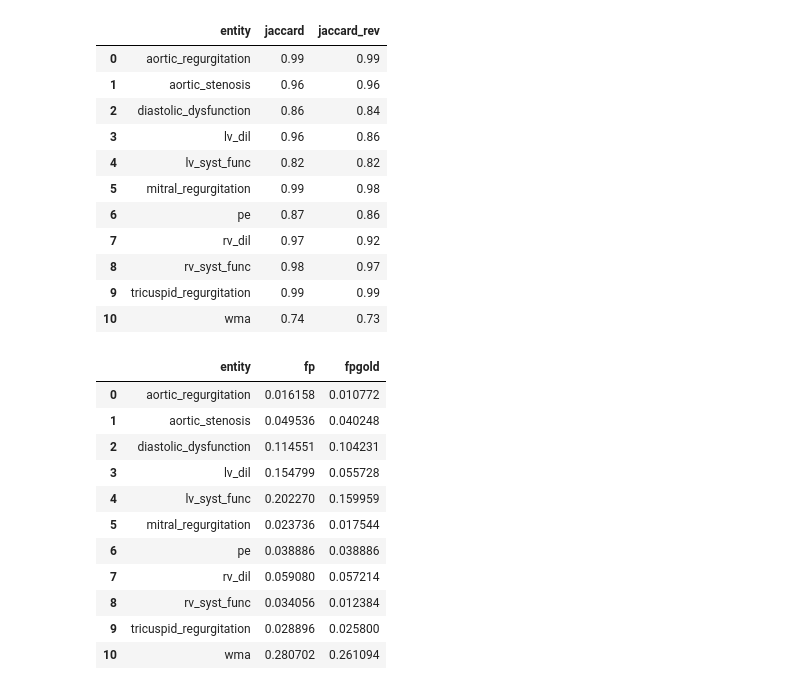
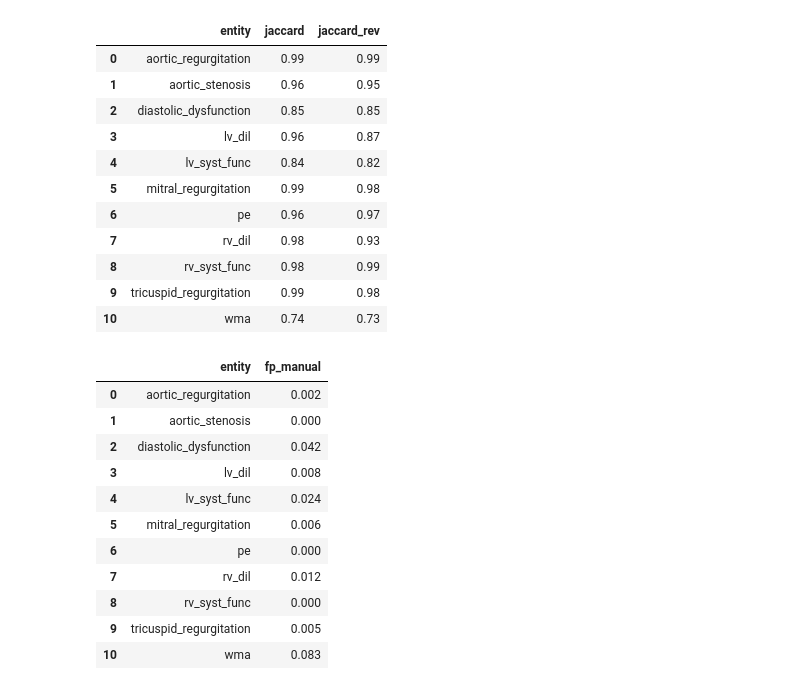
Before and after one commit to umcu/EchoLabeler, a Jupyter notebook: notebooks/summary_statistics_regex.ipynb, the cells around one changed output. Cells and saved outputs as stored; diff of their text form; code cells hidden in the pictures.

Commit message:
updates to regex and summary statistics

```diff
--- a/notebooks/summary_statistics_regex.ipynb
+++ b/notebooks/summary_statistics_regex.ipynb
@@ -121,6 +121,8 @@ def regex_scorer(examples, span_key, **cfg):
     score_gold_per_type = dict()
     total_pred = 0
     total_pred_gold = 0
+    fp_count = 0
+    fp_cols = ['mild', 'moderate', 'severe', 'present']
     for example in examples:
         pred_doc = example.predicted
         gold_doc = example.reference
@@ -158,6 +160,12 @@ def regex_scorer(examples, span_key, **cfg):
                 pred_span = (span.label_, span.start, span.end - 1)
                 pred_spans.add(pred_span)
                 pred_per_type[span.label_].add(pred_span)
+
+                span.label_ = span.label_.replace('not_present', 'normal')
+                if any(fp_col in span.label_ for fp_col in fp_cols):
+                    if not any(fp_col in sp.label_.replace('not_present', 'normal') for sp in gold_doc.spans[span_key] for fp_col in fp_cols):
+                        fp_count += 1
+
             for span in example.get_aligned_spans_x2y(pred_doc.spans[span_key]):
                 total_pred_gold += 1
                 pred_span_gold: Tuple
@@ -194,6 +202,7 @@ def regex_scorer(examples, span_key, **cfg):
         final_scores["r"] = score.recall
         final_scores["f"] = score.fscore
         final_scores["fp"] = score.fp / len(examples)
+        final_scores["fp_manual"] = fp_count / total_pred
         final_scores["score_per_type"] = {
             k: v.to_dict() for k, v in score_per_type.items()
         }
@@ -202,10 +211,10 @@ def regex_scorer(examples, span_key, **cfg):
         }
     return final_scores
 # %%
-base_path = '/training/echo/text_mining/spancat_models/reduced_labels/spacy_data/'
+base_path = '/home/jovyan/work/projects/echo_text_mining/spancat_models/reduced_labels/spacy_data/'
 
 df = pd.DataFrame(columns=['entity', 'p_w', 'p_m', 'pgold_w', 'pgold_m', 'r_w', 'r_m', 'rgold_w', 'rgold_m', 'f_w', 'f_m', 'fgold_w', 'fgold_m',
-                           'jaccard', 'jaccard_rev', 'fp', 'fpgold'])
+                           'jaccard', 'jaccard_rev', 'fp', 'fpgold', 'fp_manual'])
 
 files = [x for x in os.listdir(base_path) if not x.startswith('.')]
 
@@ -239,6 +248,7 @@ for file in tqdm(files):
     # Table x - False positive predictions
     data['fp'] = scores['fp']
     data['fpgold'] = scores['fpgold']
+    data['fp_manual'] = scores['fp_manual']
 
     # Add data row
     df.loc[len(df)] = data
@@ -301,33 +311,34 @@ df[['entity', 'f', 'r', 'p']]
 # %%
 ## Table 5 - Jaccard similarity for all gold spans and for all predicted spans
-#df[['entity', 'jaccard', 'jaccard_rev']].to_latex('/training/echo/text_mining/output/table5_regex_jaccard_labeltospan.tex', index=False)
+df[['entity', 'jaccard', 'jaccard_rev']].to_latex('/training/echo/text_mining/output/table5_regex_jaccard_labeltospan.tex', index=False)
 df[['entity', 'jaccard', 'jaccard_rev']]
 # %% [output]
 |  | entity | jaccard | jaccard_rev |
 | 0 | aortic_regurgitation | 0.99 | 0.99 |
-| 1 | aortic_stenosis | 0.96 | 0.96 |
-| 2 | diastolic_dysfunction | 0.86 | 0.84 |
-| 3 | lv_dil | 0.96 | 0.86 |
-| 4 | lv_syst_func | 0.82 | 0.82 |
+| 1 | aortic_stenosis | 0.96 | 0.95 |
+| 2 | diastolic_dysfunction | 0.85 | 0.85 |
+| 3 | lv_dil | 0.96 | 0.87 |
+| 4 | lv_syst_func | 0.84 | 0.82 |
 | 5 | mitral_regurgitation | 0.99 | 0.98 |
-| 6 | pe | 0.87 | 0.86 |
-| 7 | rv_dil | 0.97 | 0.92 |
-| 8 | rv_syst_func | 0.98 | 0.97 |
-| 9 | tricuspid_regurgitation | 0.99 | 0.99 |
+| 6 | pe | 0.96 | 0.97 |
+| 7 | rv_dil | 0.98 | 0.93 |
+| 8 | rv_syst_func | 0.98 | 0.99 |
+| 9 | tricuspid_regurgitation | 0.99 | 0.98 |
 | 10 | wma | 0.74 | 0.73 |
 # %%
 # Table x - False positives
-df[['entity', 'fp', 'fpgold']]
+df[['entity', 'fp_manual']].round(3).to_latex('/home/jovyan/work/projects/echo_text_mining/output/tablex_regex_fp.tex', index=False)
+df[['entity', 'fp_manual']].round(3)
 # %% [output]
-|  | entity | fp | fpgold |
-| 0 | aortic_regurgitation | 0.016158 | 0.010772 |
-| 1 | aortic_stenosis | 0.049536 | 0.040248 |
-| 2 | diastolic_dysfunction | 0.114551 | 0.104231 |
-| 3 | lv_dil | 0.154799 | 0.055728 |
-| 4 | lv_syst_func | 0.202270 | 0.159959 |
-| 5 | mitral_regurgitation | 0.023736 | 0.017544 |
-| 6 | pe | 0.038886 | 0.038886 |
-| 7 | rv_dil | 0.059080 | 0.057214 |
-| 8 | rv_syst_func | 0.034056 | 0.012384 |
-| 9 | tricuspid_regurgitation | 0.028896 | 0.025800 |
-| 10 | wma | 0.280702 | 0.261094 |
+|  | entity | fp_manual |
+| 0 | aortic_regurgitation | 0.002 |
+| 1 | aortic_stenosis | 0.000 |
+| 2 | diastolic_dysfunction | 0.042 |
+| 3 | lv_dil | 0.008 |
+| 4 | lv_syst_func | 0.024 |
+| 5 | mitral_regurgitation | 0.006 |
+| 6 | pe | 0.000 |
+| 7 | rv_dil | 0.012 |
+| 8 | rv_syst_func | 0.000 |
+| 9 | tricuspid_regurgitation | 0.005 |
+| 10 | wma | 0.083 |
```
Also changed, not shown: parts of 3 cells of this notebook, 10 other files.
